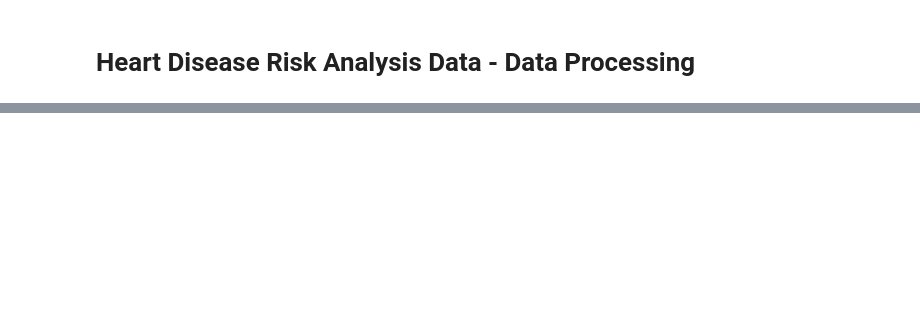
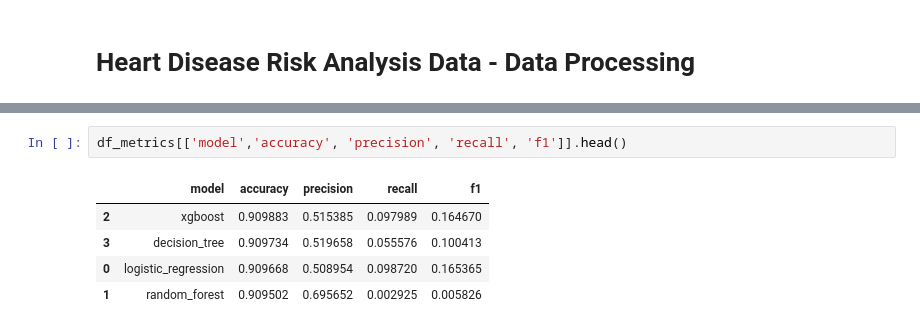
Before and after one commit to ozkary/machine-learning-engineering, a Jupyter notebook: projects/heart-disease-risk/data-modeling.ipynb, the cells around one changed output, grey strips where cells are left out. Drawn from its saved outputs; the diff is of its cells as text; blank space fills up the shorter version.

```diff
--- a/projects/heart-disease-risk/data-modeling.ipynb
+++ b/projects/heart-disease-risk/data-modeling.ipynb
@@ -106,0 +111,8 @@ for threshold in thresholds:
+# %%
+df_metrics[['model','accuracy', 'precision', 'recall', 'f1']].head()
+# %% [output]
+|  | model | accuracy | precision | recall | f1 |
+| 2 | xgboost | 0.909883 | 0.515385 | 0.097989 | 0.164670 |
+| 3 | decision_tree | 0.909734 | 0.519658 | 0.055576 | 0.100413 |
+| 0 | logistic_regression | 0.909668 | 0.508954 | 0.098720 | 0.165365 |
+| 1 | random_forest | 0.909502 | 0.695652 | 0.002925 | 0.005826 |
```
Also changed, not shown: parts of 15 cells of this notebook, 7 other files.
